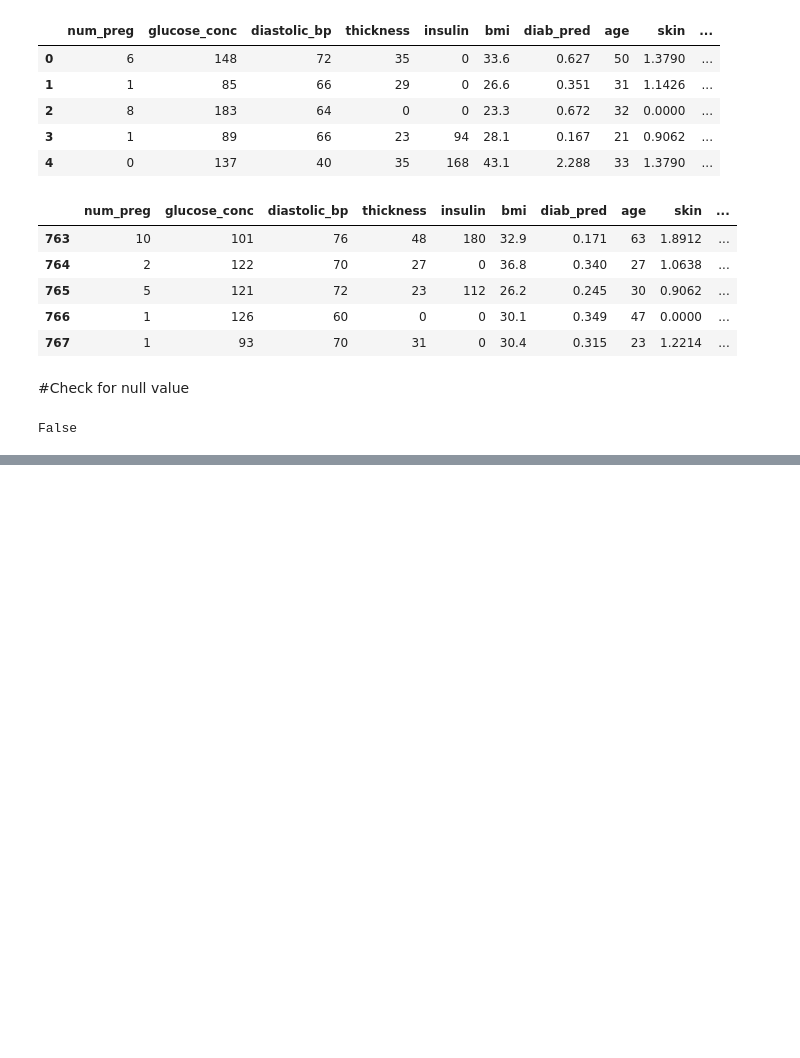
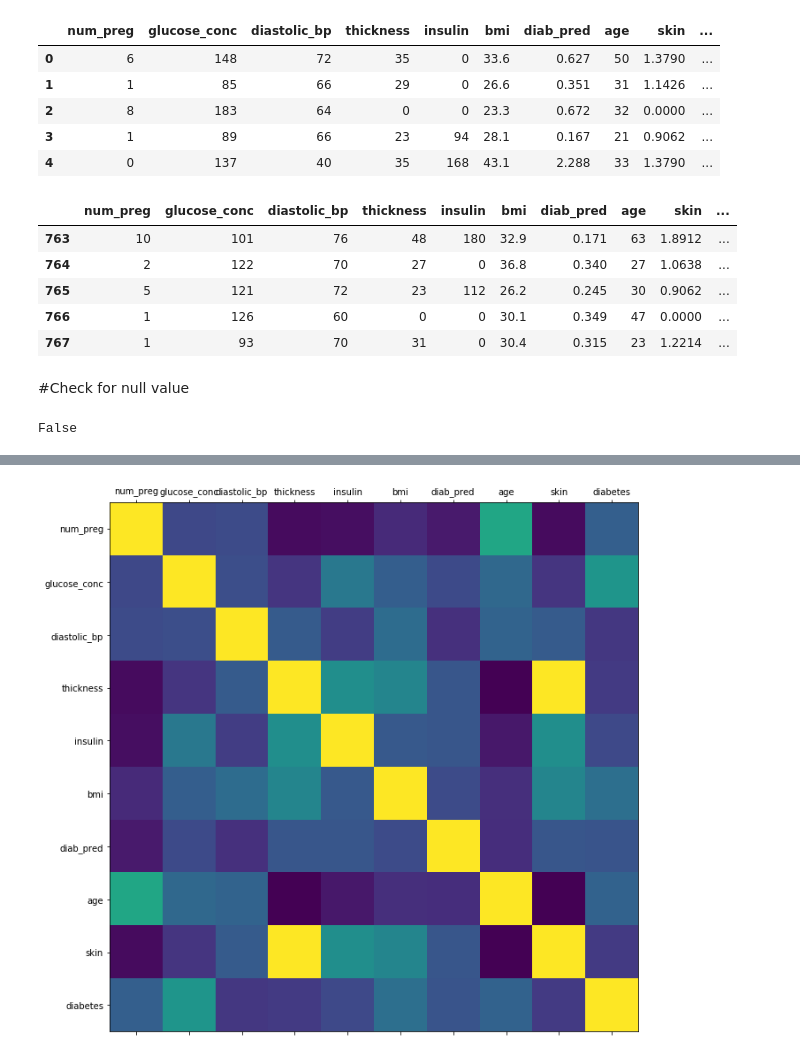
Before and after one commit to NikolayVaklinov10/Machine_learning, a Jupyter notebook: Pima-Prediction.ipynb, the cells around one changed output, grey strips where cells are left out. Saved outputs shown, nothing was run; the diff lists cells and outputs as text; code cells hidden in the pictures; blank space fills up the shorter version.

```diff
--- a/Pima-Prediction.ipynb
+++ b/Pima-Prediction.ipynb
@@ -48,7 +48,7 @@ def plot_corr(df, size=11):
     Function plots a graphical correlation matrix
     """
     corr = df.corr()  # data frame correlation function
-    fig, ax = plt.subplots figsize=(size, size)
+    fig, ax = plt.subplots (figsize=(size, size))
     ax.matshow(corr)  # colr code the rectangles by correlation value
     plt.xticks(range(len(corr.columns)), corr.columns)  # draw x tick marks
     plt.yticks(range(len(corr.columns)), corr.columns)  # draw y tick marks
@@ -56,0 +55,4 @@ SyntaxError: invalid syntax (<ipython-input-7-d5b267bd12b8>, line 6)
+# %%
+plot_corr(df)
+# %% [output]
+[figure, added]
```
Also changed, not shown: parts of 7 cells of this notebook.
